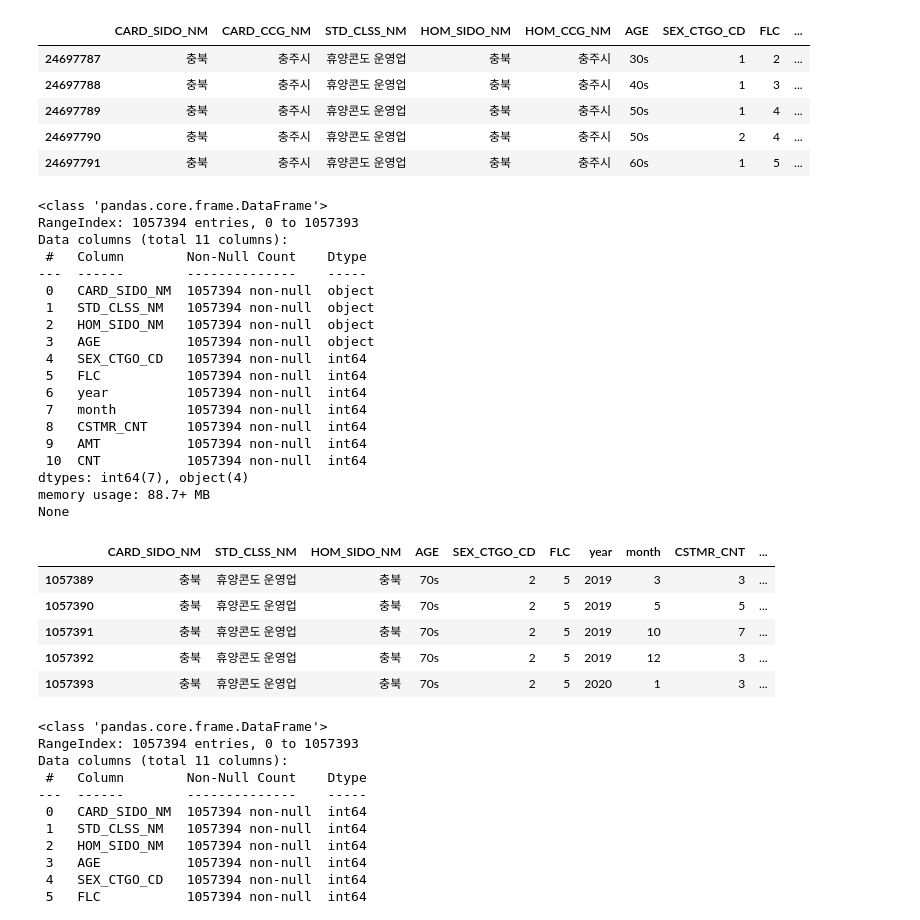
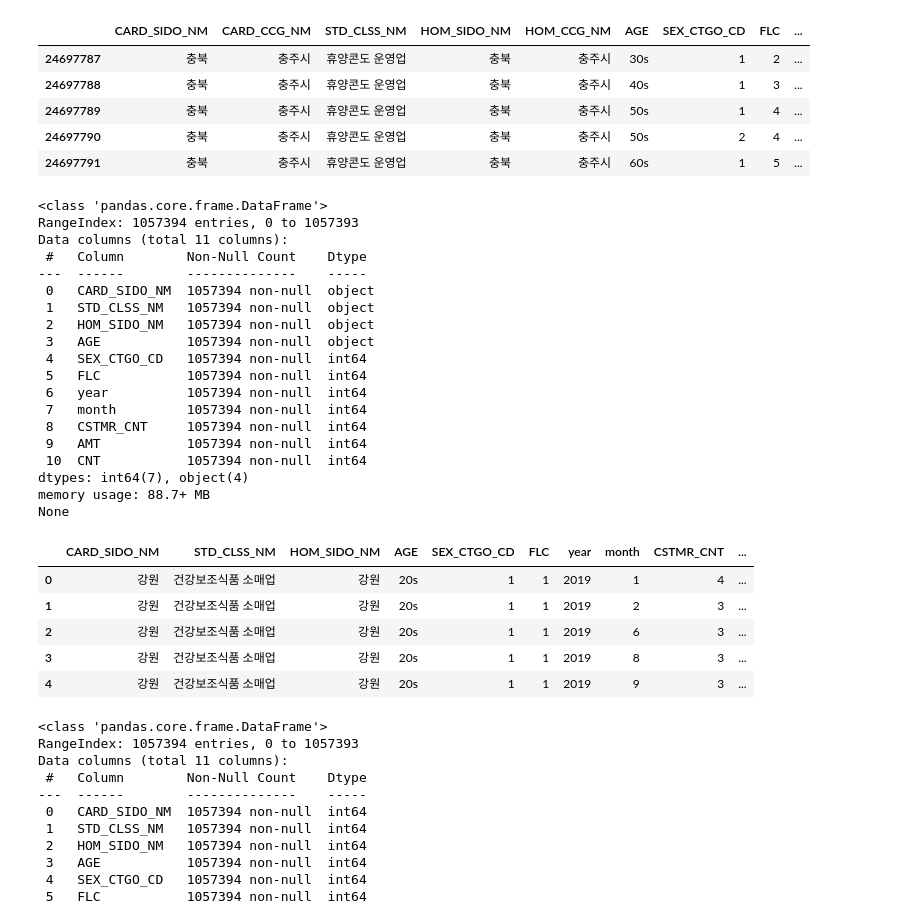
Before and after one commit to kim-bo-saeng/dacon_jeju, a Jupyter notebook: jeju_data_analysis.ipynb, the cells around one changed output. Drawn from its saved outputs; the diff is of its cells as text; code cells hidden in the pictures.

```diff
--- a/jeju_data_analysis.ipynb
+++ b/jeju_data_analysis.ipynb
@@ -24,2 +25,6 @@ from sklearn.preprocessing import LabelEncoder
 # %% [markdown]
 ### 데이터 전처리
+# %%
+data = pd.read_csv('/gdrive/My Drive/data_analysis/jeju/201901-202003.csv')
+print(data.shape)
+data.tail()
@@ -33,7 +46,6 @@ def grap_month(data):
   return int(data[4:])
 # %%
 # 날짜 처리
-data = pd.read_csv('/gdrive/My Drive/data_analysis/201901-202003.csv')
 data = data.fillna('')
 data['year'] = data['REG_YYMM'].apply(lambda x : grap_year(x))
 data['month'] = data['REG_YYMM'].apply(lambda x : grap_month(x))
@@ -51,39 +63,39 @@ data.tail()
 # %%
 # 데이터 정제
 df = data.copy()
 df = df.drop(['CARD_CCG_NM', 'HOM_CCG_NM'], axis = 1)
 
 columns = ['CARD_SIDO_NM', 'STD_CLSS_NM', 'HOM_SIDO_NM',	'AGE',	'SEX_CTGO_CD',	'FLC',	'year',	'month']
 df = df.groupby(columns).sum().reset_index(drop=False)
 
 print(df.info())
-df.tail()
+df.head()
 # %% [output]
 <class 'pandas.core.frame.DataFrame'>
 RangeIndex: 1057394 entries, 0 to 1057393
 Data columns (total 11 columns):
  #   Column        Non-Null Count    Dtype
 ---  ------        --------------    -----
  0   CARD_SIDO_NM  1057394 non-null  object
  1   STD_CLSS_NM   1057394 non-null  object
  2   HOM_SIDO_NM   1057394 non-null  object
  3   AGE           1057394 non-null  object
  4   SEX_CTGO_CD   1057394 non-null  int64
  5   FLC           1057394 non-null  int64
  6   year          1057394 non-null  int64
  7   month         1057394 non-null  int64
  8   CSTMR_CNT     1057394 non-null  int64
  9   AMT           1057394 non-null  int64
  10  CNT           1057394 non-null  int64
 dtypes: int64(7), object(4)
 memory usage: 88.7+ MB
 None
 |  | CARD_SIDO_NM | STD_CLSS_NM | HOM_SIDO_NM | AGE | SEX_CTGO_CD | FLC | year | month | CSTMR_CNT | ... |
-| 1057389 | 충북 | 휴양콘도 운영업 | 충북 | 70s | 2 | 5 | 2019 | 3 | 3 | ... |
-| 1057390 | 충북 | 휴양콘도 운영업 | 충북 | 70s | 2 | 5 | 2019 | 5 | 5 | ... |
-| 1057391 | 충북 | 휴양콘도 운영업 | 충북 | 70s | 2 | 5 | 2019 | 10 | 7 | ... |
-| 1057392 | 충북 | 휴양콘도 운영업 | 충북 | 70s | 2 | 5 | 2019 | 12 | 3 | ... |
-| 1057393 | 충북 | 휴양콘도 운영업 | 충북 | 70s | 2 | 5 | 2020 | 1 | 3 | ... |
+| 0 | 강원 | 건강보조식품 소매업 | 강원 | 20s | 1 | 1 | 2019 | 1 | 4 | ... |
+| 1 | 강원 | 건강보조식품 소매업 | 강원 | 20s | 1 | 1 | 2019 | 2 | 3 | ... |
+| 2 | 강원 | 건강보조식품 소매업 | 강원 | 20s | 1 | 1 | 2019 | 6 | 3 | ... |
+| 3 | 강원 | 건강보조식품 소매업 | 강원 | 20s | 1 | 1 | 2019 | 8 | 3 | ... |
+| 4 | 강원 | 건강보조식품 소매업 | 강원 | 20s | 1 | 1 | 2019 | 9 | 3 | ... |
 # %%
 # 인코딩
 dtypes = df.dtypes
```
Also changed, not shown: parts of 6 cells of this notebook.
